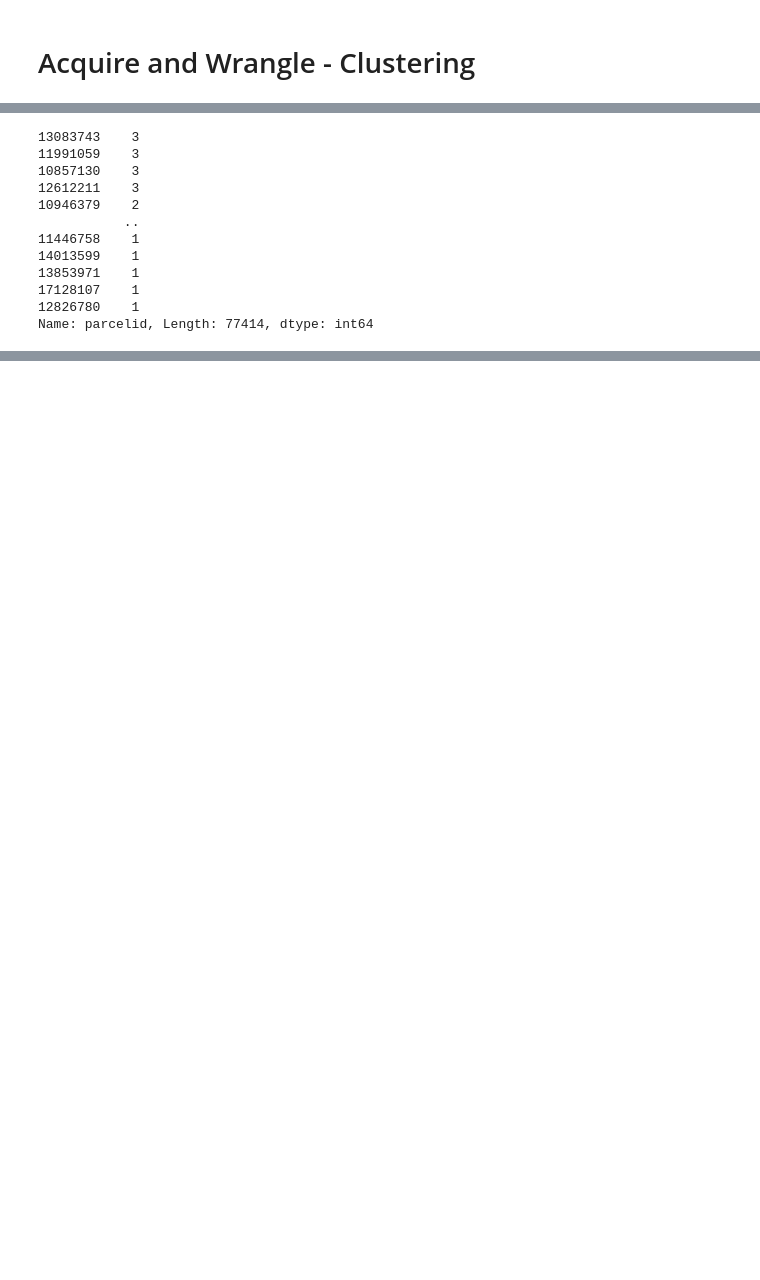
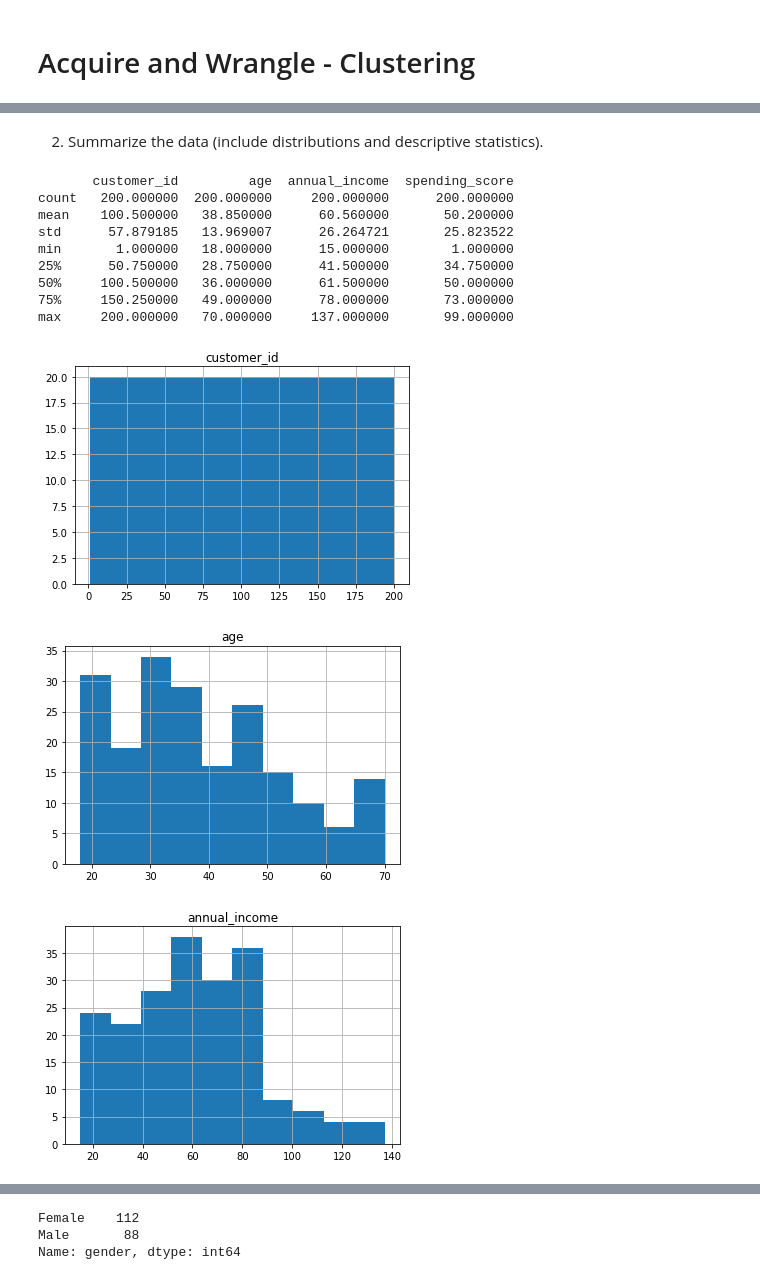
Before and after one commit to stephenfitzsimon/clustering-exercises, a Jupyter notebook: zillow.ipynb, the cells around one changed output, grey strips where cells are left out. Drawn from its saved outputs; the diff is of its cells as text; code cells hidden in the pictures; blank space fills up the shorter version.

```diff
--- a/zillow.ipynb
+++ b/zillow.ipynb
@@ -29,15 +400,30 @@ df
-# %%
-df.parcelid.value_counts()
-# %% [output]
-13083743    3
-11991059    3
-10857130    3
-12612211    3
-10946379    2
-           ..
-11446758    1
-14013599    1
-13853971    1
-17128107    1
-12826780    1
-Name: parcelid, Length: 77414, dtype: int64
+# %% [markdown]
+2. Summarize the data (include distributions and descriptive statistics).
+# %%
+def summarize_mall(df):
+    print(df.describe())
+    for col in df.select_dtypes(exclude='object').columns.tolist():
+        df[col].hist()
+        plt.title(col)
+        plt.show()
+    for col in df.select_dtypes(exclude='object').columns.tolist():
+        df.boxplot(column=[col])
+        plt.title(col)
+        plt.show()
+    for col in df.select_dtypes(include='object').columns.tolist():
+        print(df[col].value_counts())
+
+summarize_mall(df)
+# %% [output]
+       customer_id         age  annual_income  spending_score
+count   200.000000  200.000000     200.000000      200.000000
+mean    100.500000   38.850000      60.560000       50.200000
+std      57.879185   13.969007      26.264721       25.823522
+min       1.000000   18.000000      15.000000        1.000000
+25%      50.750000   28.750000      41.500000       34.750000
+50%     100.500000   36.000000      61.500000       50.000000
+75%     150.250000   49.000000      78.000000       73.000000
+max     200.000000   70.000000     137.000000       99.000000
+[figure, added]
+[figure, added]
+[figure, added]
@@ -43,0 +435,3 @@ Name: parcelid, Length: 77414, dtype: int64
+Female    112
+Male       88
+Name: gender, dtype: int64
```
Also changed, not shown: parts of 51 cells of this notebook, 4 other files.
